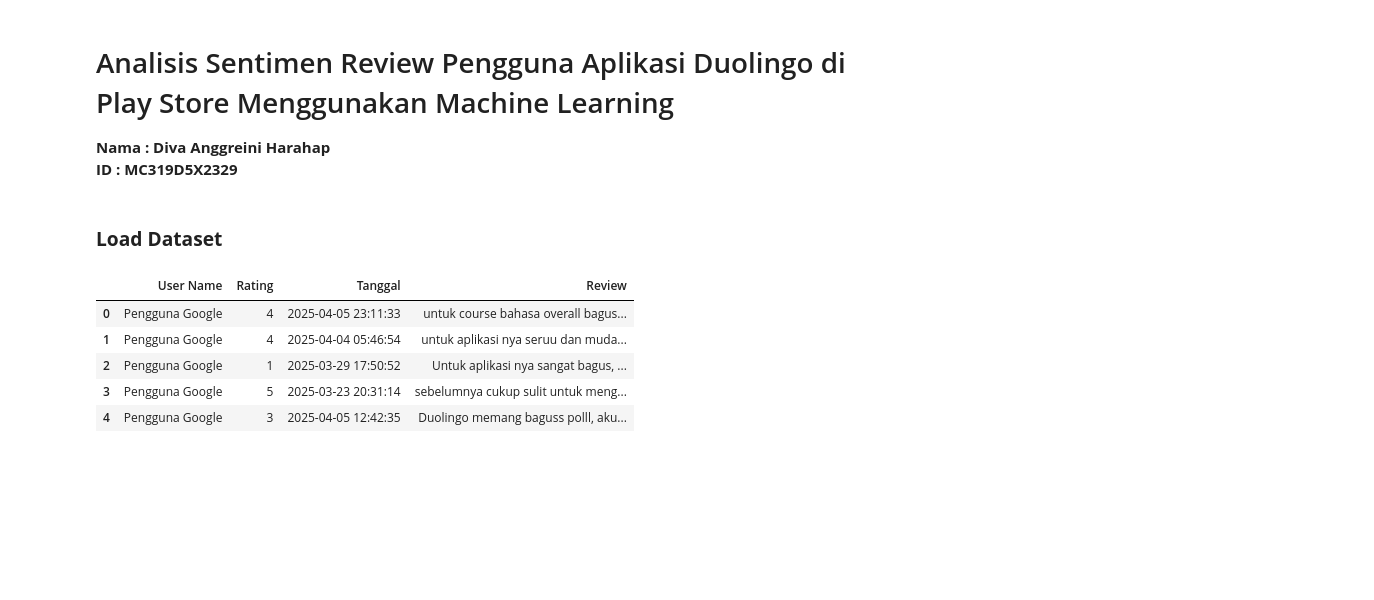
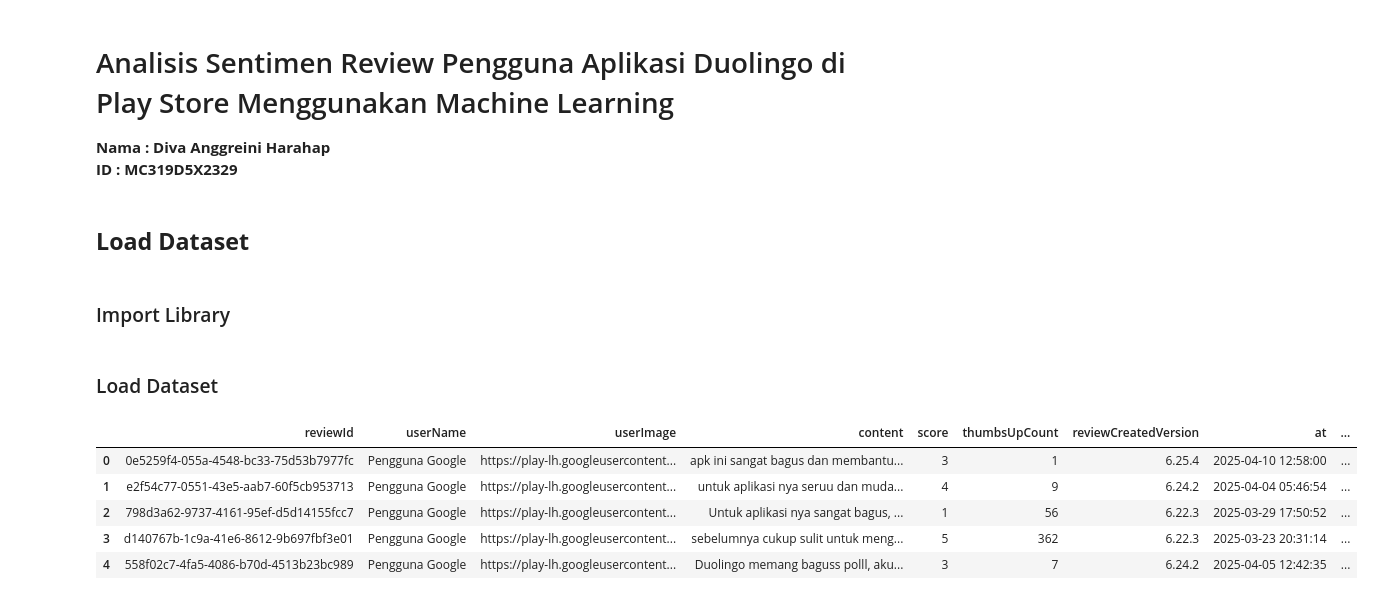
Before and after one commit to divaaharahap/Proyek-Analisis-Sentimen, a Jupyter notebook: Proyek-Analisis-Sentimen.ipynb, the cells around one changed output. Drawn from its saved outputs; the diff is of its cells as text; code cells hidden in the pictures; blank space fills up the shorter version.

```diff
--- a/Proyek-Analisis-Sentimen.ipynb
+++ b/Proyek-Analisis-Sentimen.ipynb
@@ -3,6 +3,8 @@
 **Nama : Diva Anggreini Harahap** <br>
 **ID : MC319D5X2329**
 # %% [markdown]
-### **Load Dataset**
+## **Load Dataset**
+# %% [markdown]
+### Import Library
 # %%
 import pandas as pd
@@ -9,10 +32,12 @@ import pandas as pd
+# %% [markdown]
+### Load Dataset
 # %%
-data = pd.read_csv('review_duolingo_id.csv')
+data = pd.read_csv('review_duolingo.csv')
 data.head()
 # %% [output]
-|  | User Name | Rating | Tanggal | Review |
-| 0 | Pengguna Google | 4 | 2025-04-05 23:11:33 | untuk course bahasa overall bagus... |
-| 1 | Pengguna Google | 4 | 2025-04-04 05:46:54 | untuk aplikasi nya seruu dan muda... |
-| 2 | Pengguna Google | 1 | 2025-03-29 17:50:52 | Untuk aplikasi nya sangat bagus, ... |
-| 3 | Pengguna Google | 5 | 2025-03-23 20:31:14 | sebelumnya cukup sulit untuk meng... |
-| 4 | Pengguna Google | 3 | 2025-04-05 12:42:35 | Duolingo memang baguss polll, aku... |
+|  | reviewId | userName | userImage | content | score | thumbsUpCount | reviewCreatedVersion | at | ... |
+| 0 | 0e5259f4-055a-4548-bc33-75d53b7977fc | Pengguna Google | https://play-lh.googleusercontent... | apk ini sangat bagus dan membantu... | 3 | 1 | 6.25.4 | 2025-04-10 12:58:00 | ... |
+| 1 | e2f54c77-0551-43e5-aab7-60f5cb953713 | Pengguna Google | https://play-lh.googleusercontent... | untuk aplikasi nya seruu dan muda... | 4 | 9 | 6.24.2 | 2025-04-04 05:46:54 | ... |
+| 2 | 798d3a62-9737-4161-95ef-d5d14155fcc7 | Pengguna Google | https://play-lh.googleusercontent... | Untuk aplikasi nya sangat bagus, ... | 1 | 56 | 6.22.3 | 2025-03-29 17:50:52 | ... |
+| 3 | d140767b-1c9a-41e6-8612-9b697fbf3e01 | Pengguna Google | https://play-lh.googleusercontent... | sebelumnya cukup sulit untuk meng... | 5 | 362 | 6.22.3 | 2025-03-23 20:31:14 | ... |
+| 4 | 558f02c7-4fa5-4086-b70d-4513b23bc989 | Pengguna Google | https://play-lh.googleusercontent... | Duolingo memang baguss polll, aku... | 3 | 7 | 6.24.2 | 2025-04-05 12:42:35 | ... |
```
Also changed, not shown: parts of 42 cells of this notebook, 6 other files.
